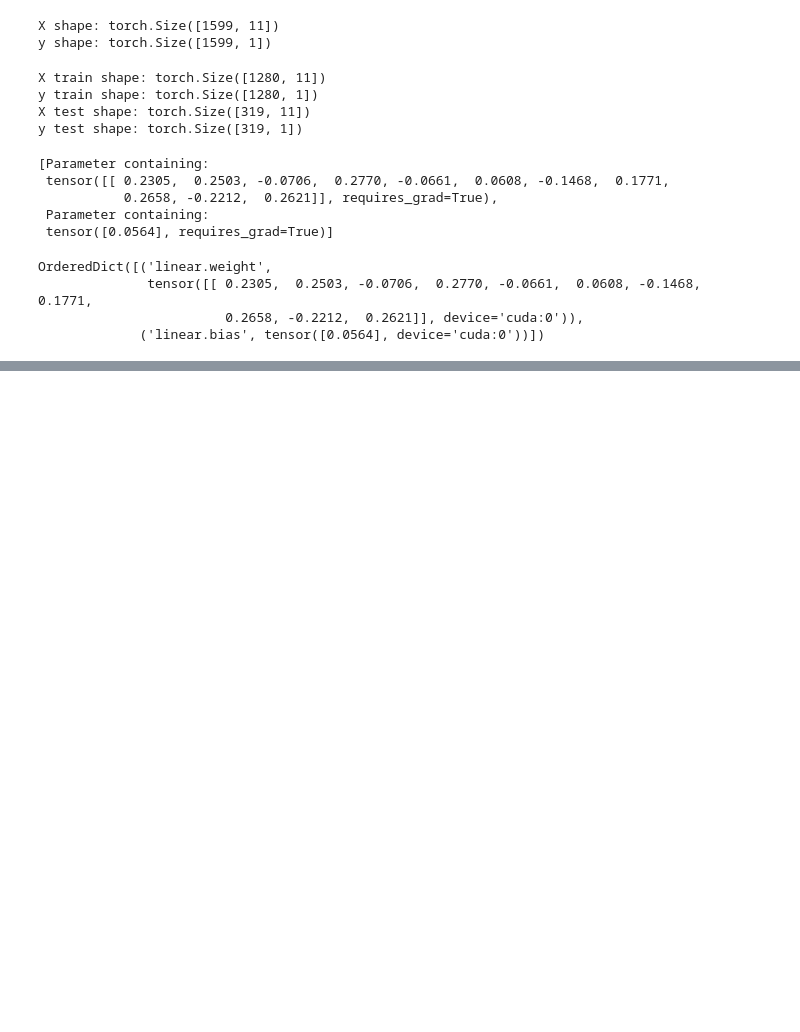
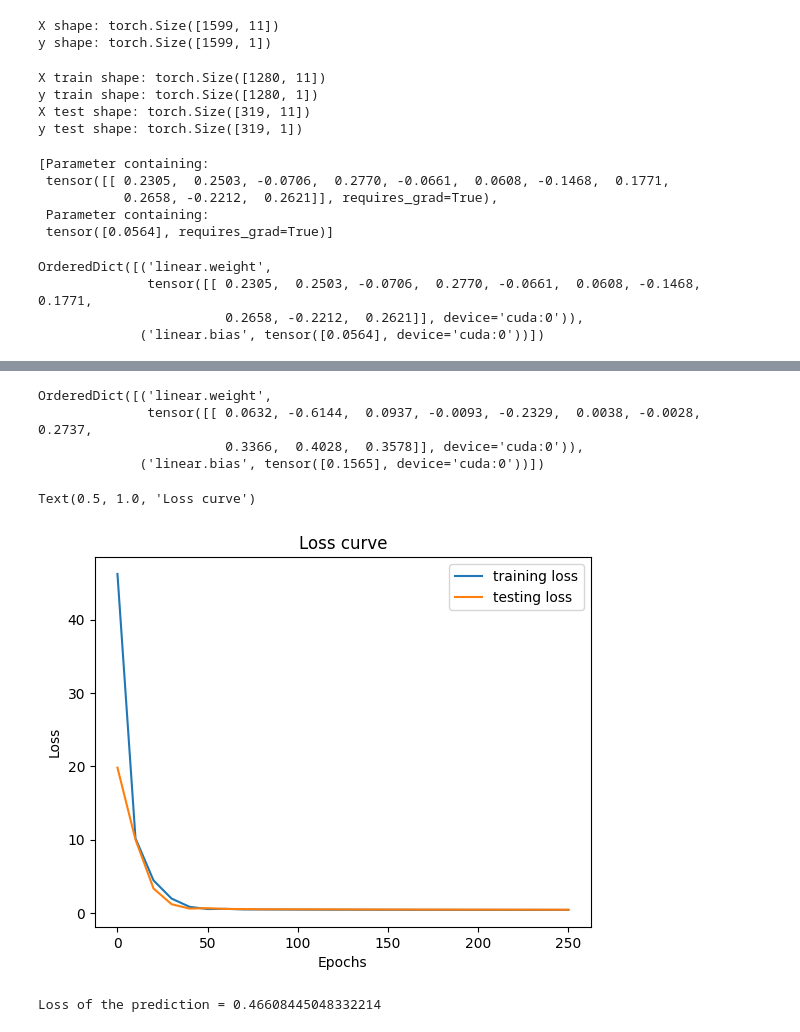
Before and after one commit to nadunnr/ML_Dataset_Exploration, a Jupyter notebook: wine_quality_dataset.ipynb, the cells around one changed output, grey strips where cells are left out. Cells and saved outputs as stored; diff of their text form; code cells hidden in the pictures; blank space fills up the shorter version.

Commit message:
add llinear regression model after training

```diff
--- a/wine_quality_dataset.ipynb
+++ b/wine_quality_dataset.ipynb
@@ -130,11 +131,12 @@ OrderedDict([('linear.weight',
              ('linear.bias', tensor([0.0564], device='cuda:0'))])
 # %%
 loss_func = nn.MSELoss()
-optimizer = torch.optim.Adam(params=model.parameters(), lr=0.01)
+optimizer = torch.optim.Adam(params=model.parameters(), lr=0.1)
 # %%
 #training
+torch.manual_seed(42)
 
-epochs = 100
+epochs = 250
 
 epoch_count = []
 train_loss = []
@@ -157,5 +159,6 @@ for epoch in range(epochs+1):
         epoch_count.append(epoch)
         train_loss.append(training_loss)
         test_loss.append(testing_loss)
-        print(f"epoch: {epoch} | training loss= {training_loss} | testing loss= {testing_loss}.")
+        if epoch%50 == 0:
+            print(f"epoch: {epoch} | training loss= {training_loss} | testing loss= {testing_loss}.")
 # %% [output]
@@ -171,0 +171,27 @@ epoch: 90 | training loss= 0.6837682127952576 | testing loss= 0.784534215927124.
+# %%
+model.state_dict()
+# %% [output]
+OrderedDict([('linear.weight',
+              tensor([[ 0.0632, -0.6144,  0.0937, -0.0093, -0.2329,  0.0038, -0.0028,  0.2737,
+                        0.3366,  0.4028,  0.3578]], device='cuda:0')),
+             ('linear.bias', tensor([0.1565], device='cuda:0'))])
+# %%
+plt.plot(epoch_count, torch.tensor(train_loss).cpu().numpy(), label ="training loss")
+plt.plot(epoch_count, torch.tensor(test_loss).cpu().numpy(), label="testing loss")
+plt.legend()
+plt.xlabel("Epochs")
+plt.ylabel("Loss")
+plt.title("Loss curve")
+# %% [output]
+Text(0.5, 1.0, 'Loss curve')
+[figure, added]
+# %%
+#predictions
+model.eval()
+with torch.inference_mode():
+    quality = model(X_test)
+    loss = loss_func(quality, y_test)
+
+print(f"Loss of the prediction = {loss}")
+# %% [output]
+Loss of the prediction = 0.46608445048332214
```
Also changed, not shown: parts of 2 cells of this notebook.
